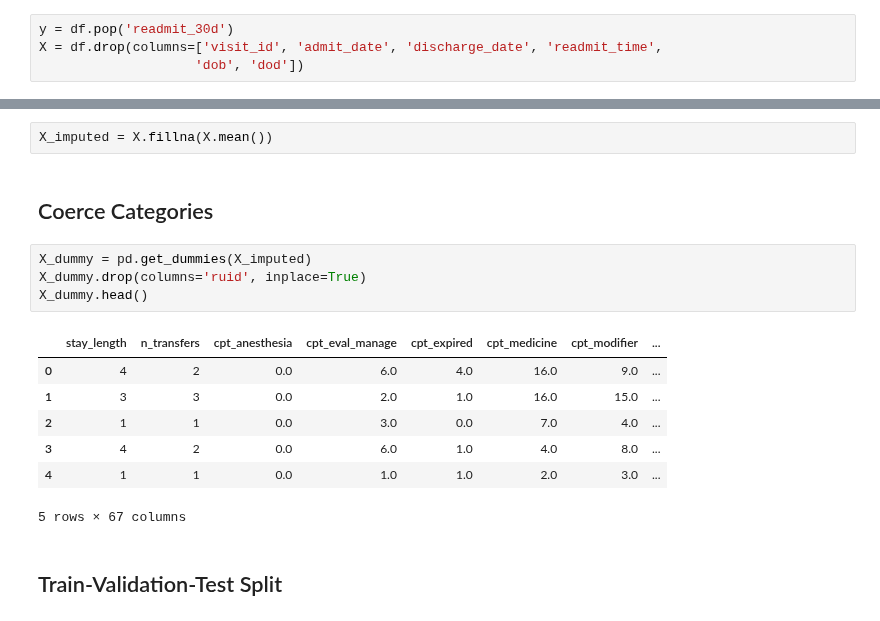
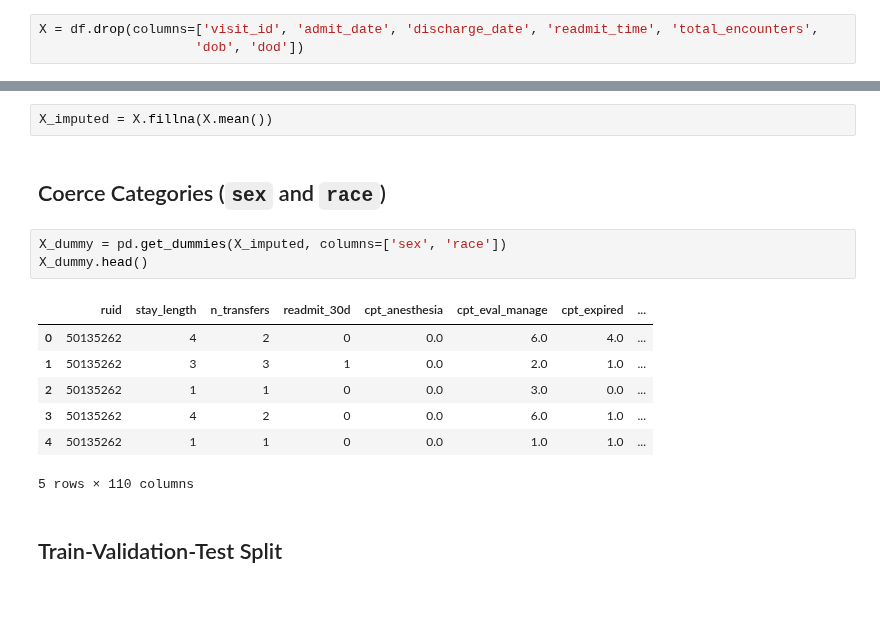
Before and after one commit to alvinjeffery/Bios8366_project, a Jupyter notebook: code/random_forest.ipynb, the cells around one changed output, grey strips where cells are left out. Saved outputs shown, nothing was run; the diff lists cells and outputs as text.

```diff
--- a/code/random_forest.ipynb
+++ b/code/random_forest.ipynb
@@ -46,6 +46,5 @@ df.head()
 # %%
-y = df.pop('readmit_30d')
-X = df.drop(columns=['visit_id', 'admit_date', 'discharge_date', 'readmit_time',
+X = df.drop(columns=['visit_id', 'admit_date', 'discharge_date', 'readmit_time', 'total_encounters',
                     'dob', 'dod'])
 # %% [markdown]
 ## Imputation
@@ -74,18 +73,17 @@ dtype: int64
 # %%
 X_imputed = X.fillna(X.mean())
 # %% [markdown]
-## Coerce Categories
+## Coerce Categories (`sex` and `race`)
 # %%
-X_dummy = pd.get_dummies(X_imputed)
-X_dummy.drop(columns='ruid', inplace=True)
+X_dummy = pd.get_dummies(X_imputed, columns=['sex', 'race'])
 X_dummy.head()
 # %% [output]
-|  | stay_length | n_transfers | cpt_anesthesia | cpt_eval_manage | cpt_expired | cpt_medicine | cpt_modifier | ... |
-| 0 | 4 | 2 | 0.0 | 6.0 | 4.0 | 16.0 | 9.0 | ... |
-| 1 | 3 | 3 | 0.0 | 2.0 | 1.0 | 16.0 | 15.0 | ... |
-| 2 | 1 | 1 | 0.0 | 3.0 | 0.0 | 7.0 | 4.0 | ... |
-| 3 | 4 | 2 | 0.0 | 6.0 | 1.0 | 4.0 | 8.0 | ... |
-| 4 | 1 | 1 | 0.0 | 1.0 | 1.0 | 2.0 | 3.0 | ... |
+|  | ruid | stay_length | n_transfers | readmit_30d | cpt_anesthesia | cpt_eval_manage | cpt_expired | ... |
+| 0 | 50135262 | 4 | 2 | 0 | 0.0 | 6.0 | 4.0 | ... |
+| 1 | 50135262 | 3 | 3 | 1 | 0.0 | 2.0 | 1.0 | ... |
+| 2 | 50135262 | 1 | 1 | 0 | 0.0 | 3.0 | 0.0 | ... |
+| 3 | 50135262 | 4 | 2 | 0 | 0.0 | 6.0 | 1.0 | ... |
+| 4 | 50135262 | 1 | 1 | 0 | 0.0 | 1.0 | 1.0 | ... |
-5 rows × 67 columns
+5 rows × 110 columns
 # %% [markdown]
 ## Train-Validation-Test Split
```
Also changed, not shown: parts of 14 cells of this notebook, 1 other file.
